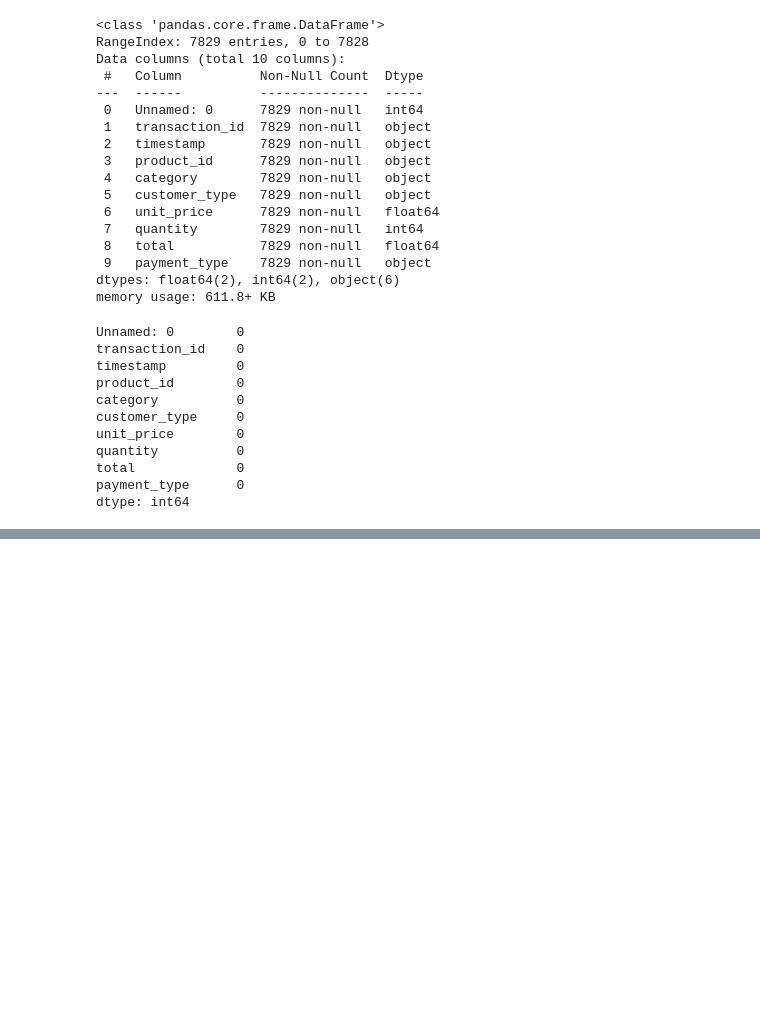
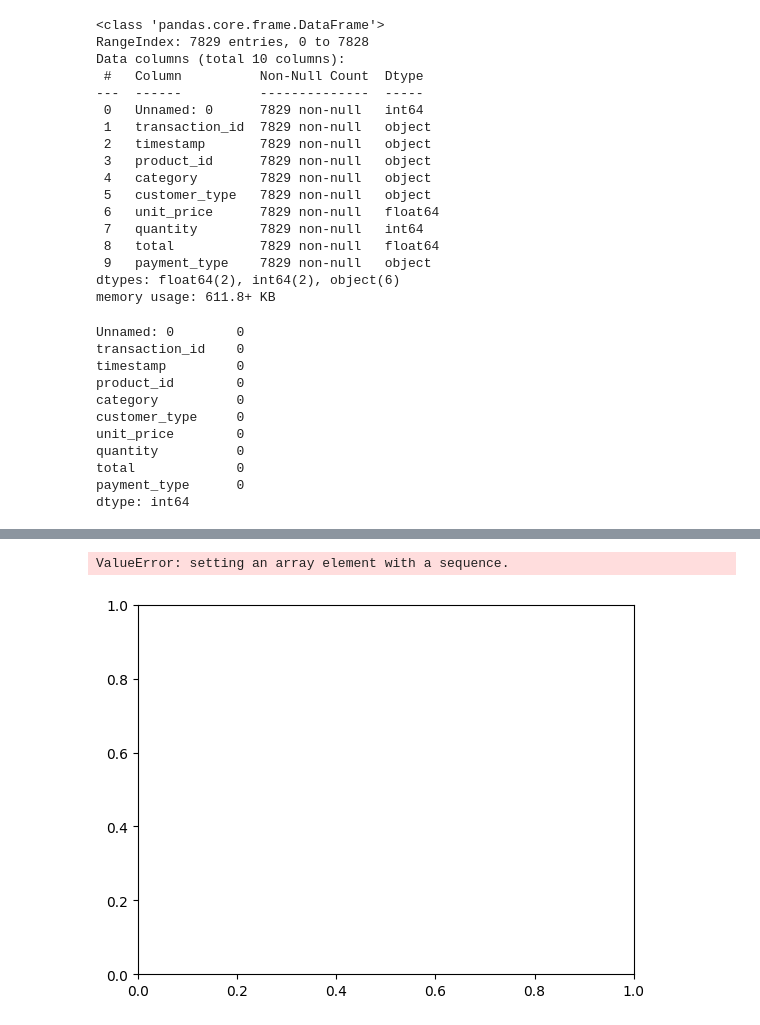
Before and after one commit to sujataprasad01/Cognizant-AI-Program-Project1, a Jupyter notebook: Cognizant_EDA.ipynb, the cells around one changed output, grey strips where cells are left out. Drawn from its saved outputs; the diff is of its cells as text; code cells hidden in the pictures; blank space fills up the shorter version.

```diff
--- a/Cognizant_EDA.ipynb
+++ b/Cognizant_EDA.ipynb
@@ -109,0 +145,4 @@ data.describe()
+# %%
+unique=[]
+for i in data.columns:
+  unique.append(data[i].value_counts())
@@ -109,0 +184,7 @@ data.describe()
+# %%
+uni=[]
+j=0
+for i in unique:
+  uni.append(unique[j])
+  j=j+1
+# print(uni)
@@ -109,0 +211,6 @@ data.describe()
+# %%
+count=[1,2,3,4,5,6,7,8,9,10]
+plt.bar(count, uni)
+# %% [output]
+ValueError: setting an array element with a sequence.
+[figure, added]
```
Also changed, not shown: parts of 19 cells of this notebook.
